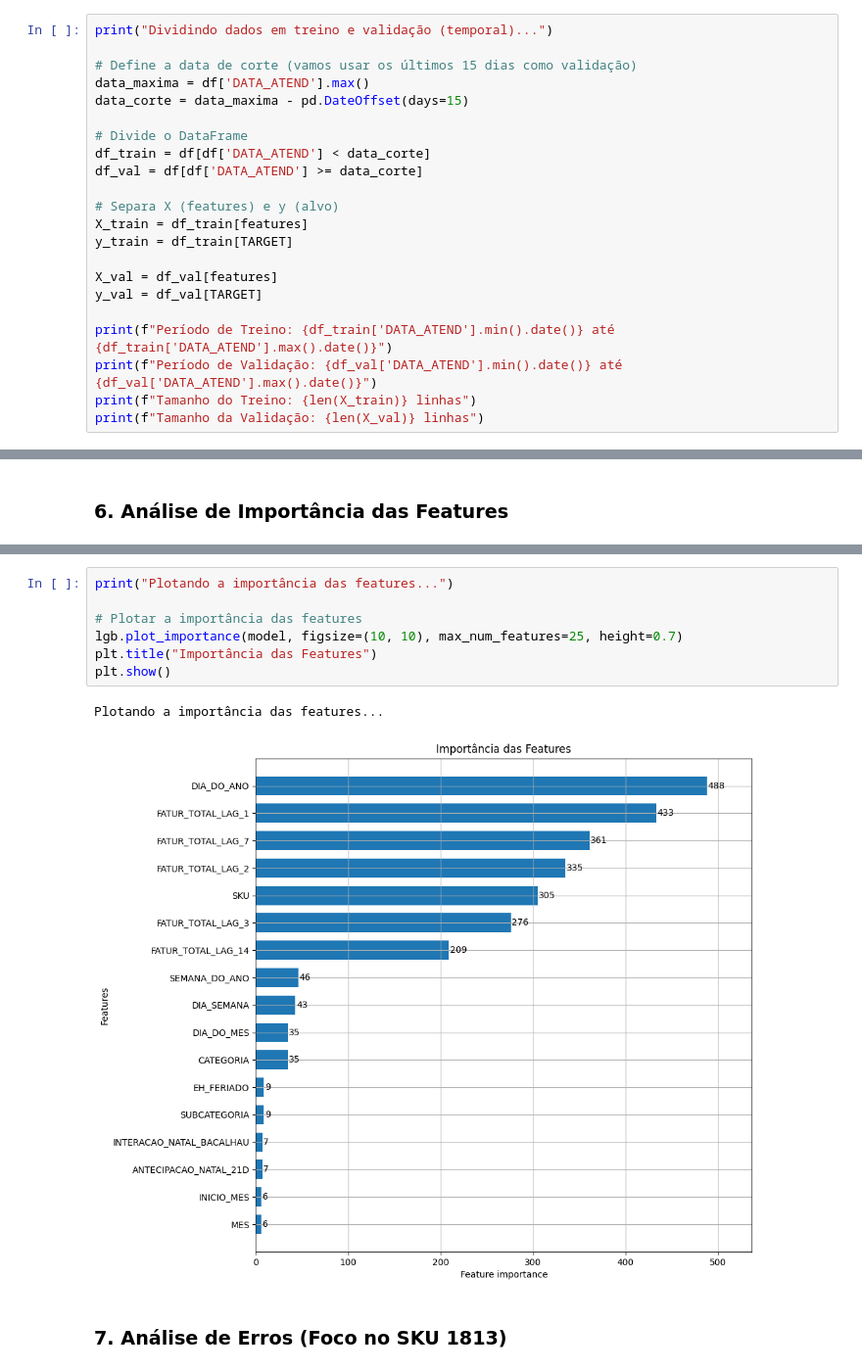
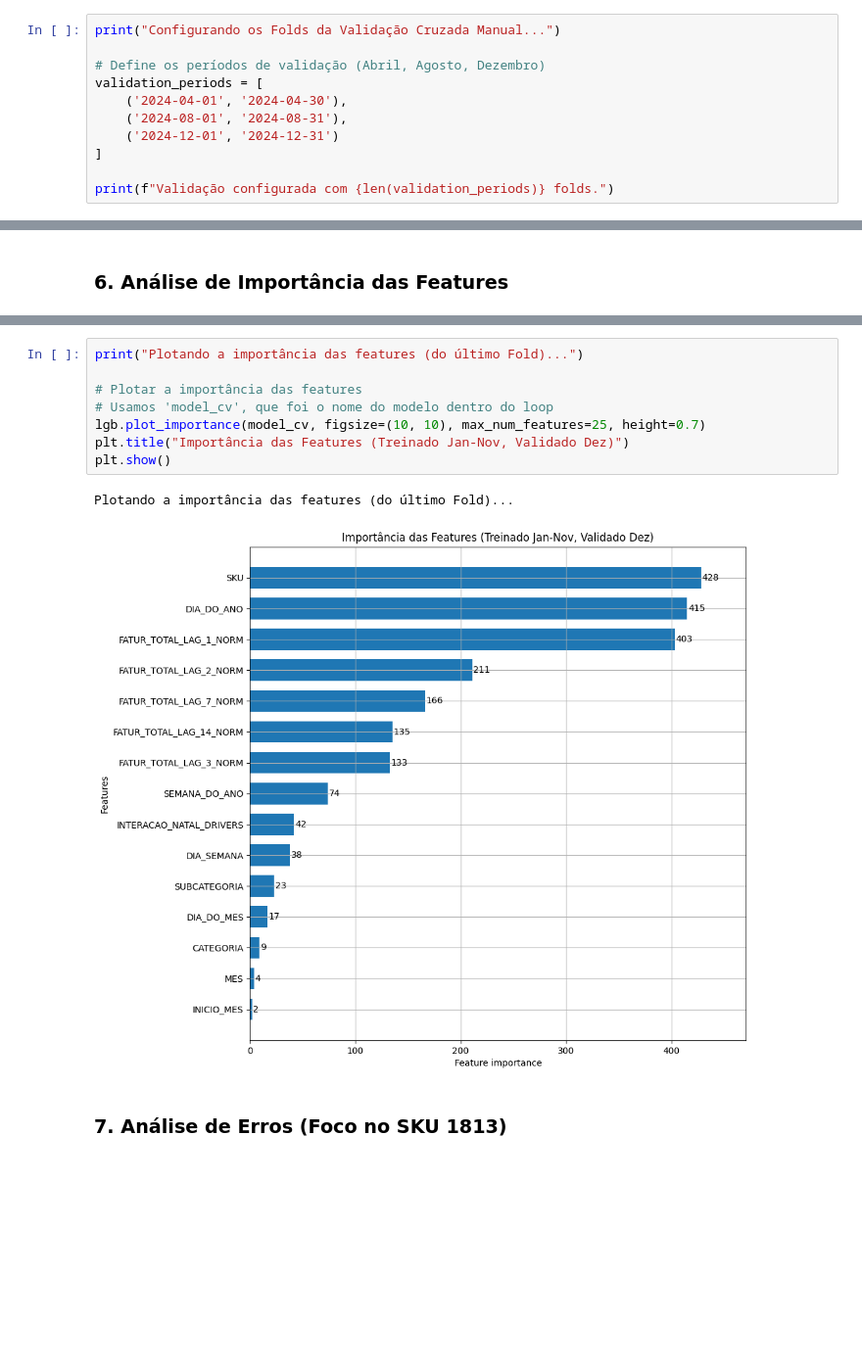
Before and after one commit to felipefsleal/Grupo6-ProjetoFinal, a Jupyter notebook: notebooks/03_modeling.ipynb, the cells around one changed output, grey strips where cells are left out. Shown: that part at 98% size. Saved outputs shown, nothing was run; the diff lists cells and outputs as text; blank space fills up the shorter version.

Commit message:
Adiciona estrutura de treinamento dividida em 3 meses de teste para 1 de treino

```diff
--- a/notebooks/03_modeling.ipynb
+++ b/notebooks/03_modeling.ipynb
@@ -136,23 +101,12 @@ Visão Geral: Para avaliar o modelo de forma realista, é crucial usar uma divis
 # %%
-print("Dividindo dados em treino e validação (temporal)...")
+print("Configurando os Folds da Validação Cruzada Manual...")
 
-# Define a data de corte (vamos usar os últimos 15 dias como validação)
-data_maxima = df['DATA_ATEND'].max()
-data_corte = data_maxima - pd.DateOffset(days=15)
+# Define os períodos de validação (Abril, Agosto, Dezembro)
+validation_periods = [
+    ('2024-04-01', '2024-04-30'),
+    ('2024-08-01', '2024-08-31'),
+    ('2024-12-01', '2024-12-31')
+]
 
-# Divide o DataFrame
-df_train = df[df['DATA_ATEND'] < data_corte]
-df_val = df[df['DATA_ATEND'] >= data_corte]
-
-# Separa X (features) e y (alvo)
-X_train = df_train[features]
-y_train = df_train[TARGET]
-
-X_val = df_val[features]
-y_val = df_val[TARGET]
-
-print(f"Período de Treino: {df_train['DATA_ATEND'].min().date()} até {df_train['DATA_ATEND'].max().date()}")
-print(f"Período de Validação: {df_val['DATA_ATEND'].min().date()} até {df_val['DATA_ATEND'].max().date()}")
-print(f"Tamanho do Treino: {len(X_train)} linhas")
-print(f"Tamanho da Validação: {len(X_val)} linhas")
+print(f"Validação configurada com {len(validation_periods)} folds.")
 # %% [output]
@@ -245,13 +250,14 @@ Visão Geral: Para validar a nossa lógica de negócio, plotamos a "importância
 # %%
-print("Plotando a importância das features...")
+print("Plotando a importância das features (do último Fold)...")
 
 # Plotar a importância das features
-lgb.plot_importance(model, figsize=(10, 10), max_num_features=25, height=0.7)
-plt.title("Importância das Features")
+# Usamos 'model_cv', que foi o nome do modelo dentro do loop
+lgb.plot_importance(model_cv, figsize=(10, 10), max_num_features=25, height=0.7)
+plt.title("Importância das Features (Treinado Jan-Nov, Validado Dez)")
 plt.show()
 # %% [output]
-Plotando a importância das features...
+Plotando a importância das features (do último Fold)...
-[figure, old version]
+[figure, new version]
 # %% [markdown]
 ### **7. Análise de Erros (Foco no SKU 1813)**
 # %% [markdown]
```
Also changed, not shown: parts of 19 cells of this notebook, 2 other files.
